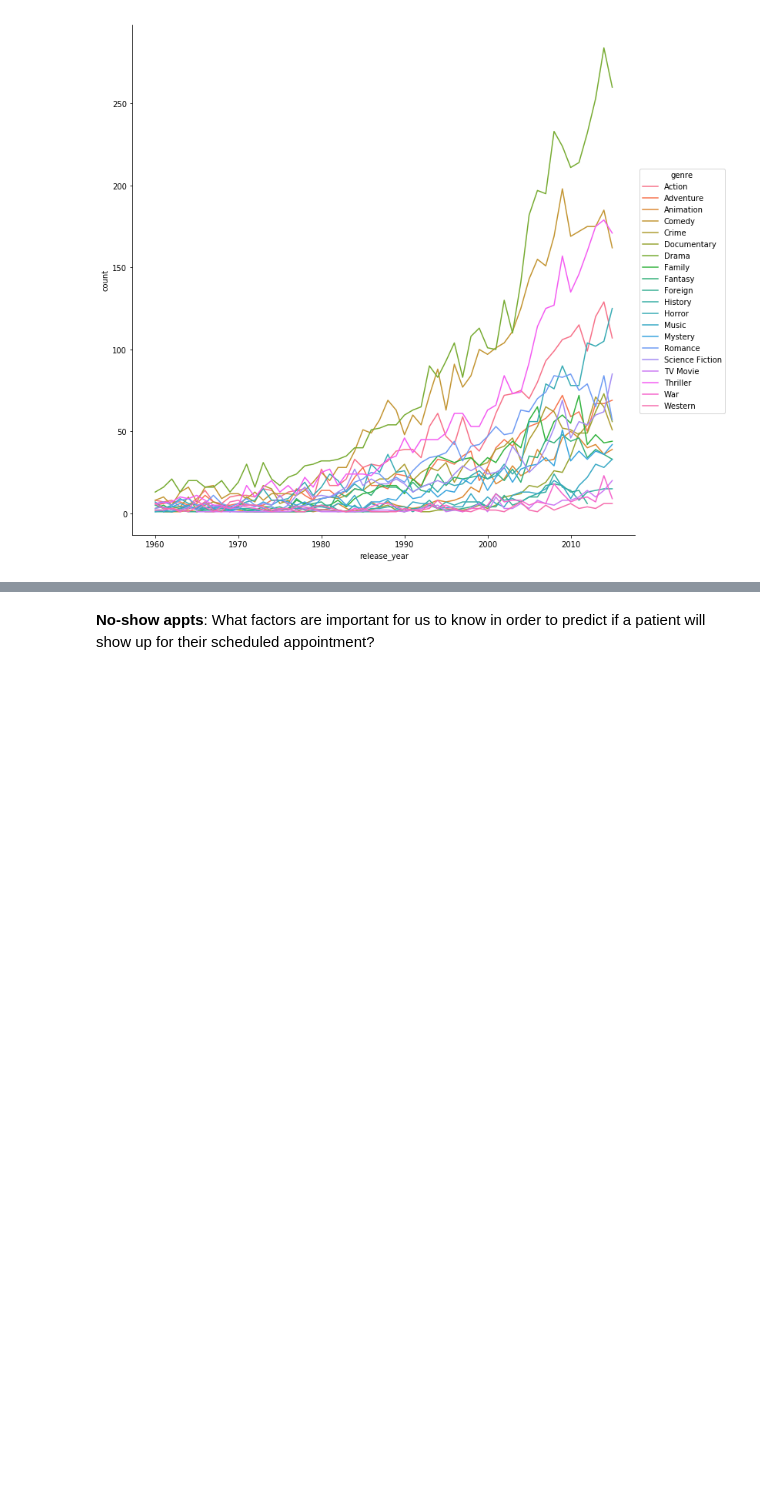
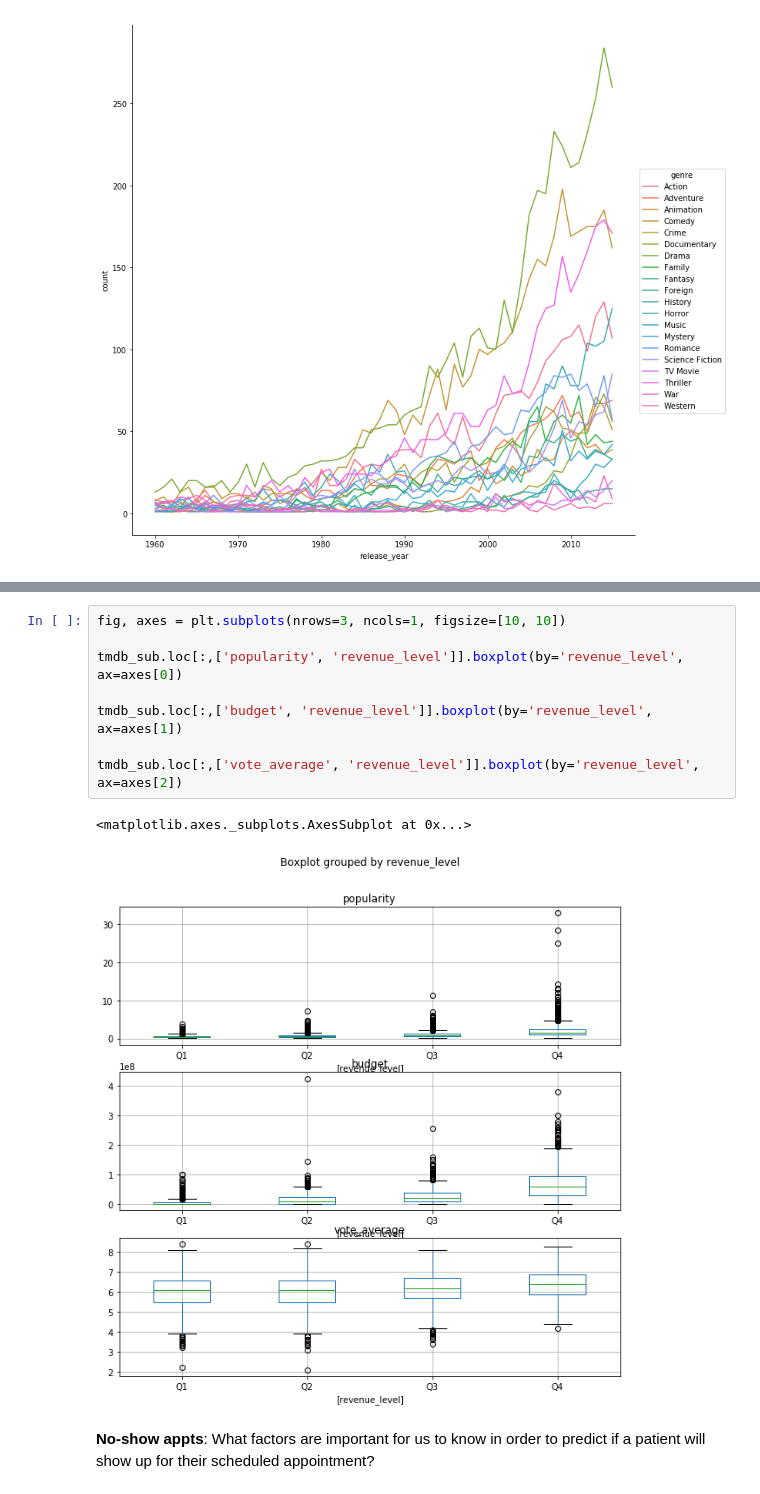
Before and after one commit to georgeliu1998/dand2, a Jupyter notebook: investigate-a-dataset/investigate-a-dataset.ipynb, the cells around one changed output, grey strips where cells are left out. Saved outputs shown, nothing was run; the diff lists cells and outputs as text; blank space fills up the shorter version.

```diff
--- a/investigate-a-dataset/investigate-a-dataset.ipynb
+++ b/investigate-a-dataset/investigate-a-dataset.ipynb
@@ -191,3 +290,14 @@ fig.map(plt.plot, 'release_year', 'count').add_legend()
+# %%
+fig, axes = plt.subplots(nrows=3, ncols=1, figsize=[10, 10])
+
+tmdb_sub.loc[:,['popularity', 'revenue_level']].boxplot(by='revenue_level', ax=axes[0])
+
+tmdb_sub.loc[:,['budget', 'revenue_level']].boxplot(by='revenue_level', ax=axes[1])
+
+tmdb_sub.loc[:,['vote_average', 'revenue_level']].boxplot(by='revenue_level', ax=axes[2])
+# %% [output]
+<matplotlib.axes._subplots.AxesSubplot at 0x...>
+[figure, added]
 # %% [markdown]
 **No-show appts**: What factors are important for us to know in order to predict if a patient will show up for their scheduled appointment?
 # %% [markdown]
```
Also changed, not shown: parts of 16 cells of this notebook, 8 other files.
